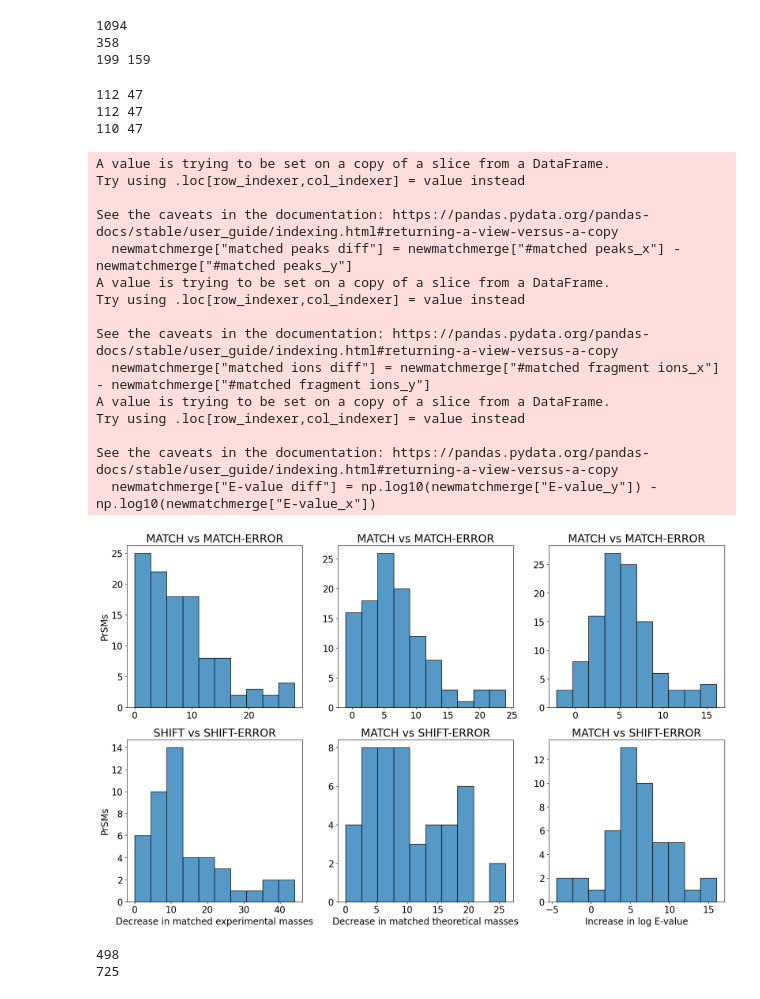
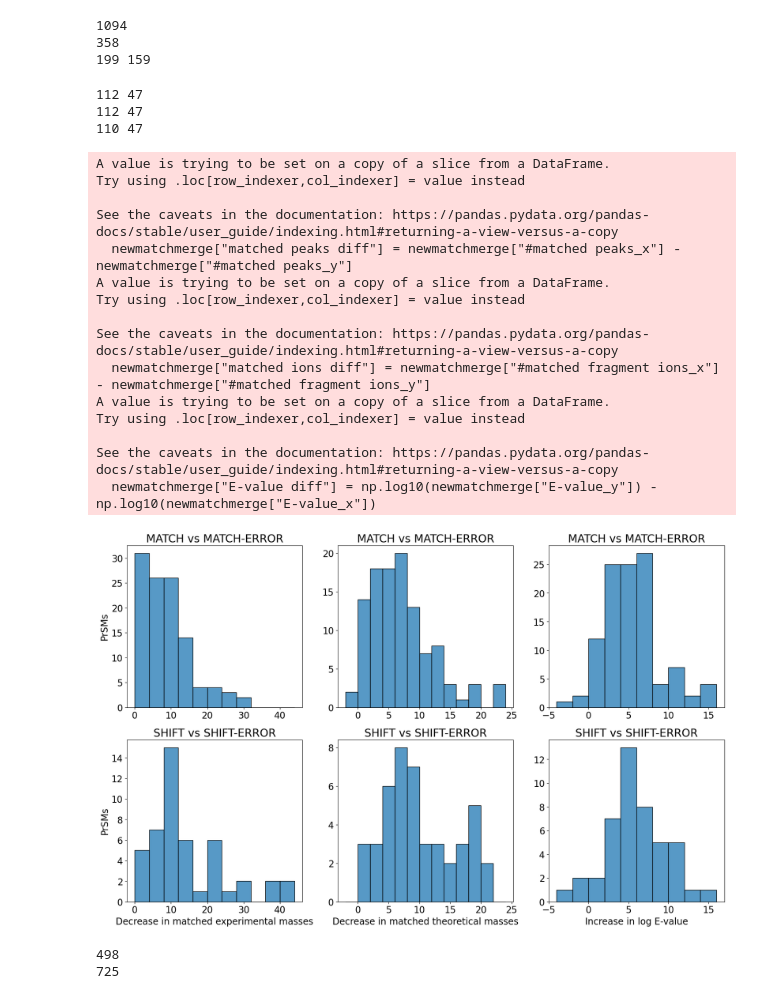
Before and after one commit to todanielwang/TopMPI, a Jupyter notebook: notebook.ipynb, the cells around one changed output. Cells and saved outputs as stored; diff of their text form; code cells hidden in the pictures.

```diff
--- a/notebook.ipynb
+++ b/notebook.ipynb
@@ -3679,70 +3691,69 @@ plt.rcParams.update({'font.size': 17})
 # Define bins for the histogram
 # bins = np.arange(-2, 28, 2)
 
-# Create a single figure with two subplots
+bins_col1 = np.arange(0, 44+1, 4)
+bins_col2 = np.arange(-2, 24+1, 2)
+bins_col3 = np.arange(-4, 16+1, 2)
+
+# Create the subplots
 fig, ([ax1, ax2, ax3], [ax4, ax5, ax6]) = plt.subplots(2, 3, figsize=(20, 12))
 
+# Plot the histograms for the first column
+sns.histplot(newmatchmerge['matched peaks diff'], ax=ax1, bins=bins_col1)
+ax1.set_title("MATCH vs MATCH-ERROR")
+ax1.set_ylabel("PrSMs")
+ax1.set_xlabel("")
 
-# Plot the histogram for r1merge on the first subplot
-sns.histplot(newmatchmerge['matched peaks diff'], ax=ax1, bins=10)
-ax1.set_title("MATCH vs MATCH-ERROR")
-ax1.set_xlabel("")
-# ax1.set_xticks(np.arange(-2, 28, 4))
-ax1.set_ylabel("PrSMs")
-# ax1.set_xlabel("Decrease in matched experimental masses")
-
-sns.histplot(newmatchmerge['matched ions diff'], ax=ax2, bins=10)
-ax2.set_title("MATCH vs MATCH-ERROR")
-ax2.set_xlabel("")
-# ax1.set_xticks(np.arange(-2, 28, 4))
-ax2.set_ylabel("")
-
-sns.histplot(newmatchmerge['E-value diff'], ax=ax3, bins=10)
-ax3.set_title("MATCH vs MATCH-ERROR")
-ax3.set_xlabel("")
-# ax1.set_xticks(np.arange(-2, 28, 4))
-ax3.set_ylabel("")
-
-# Plot the histogram for shiftmerge on the second subplot
-sns.histplot(newshiftmerge['matched peaks diff'], ax=ax4, bins=10)
+sns.histplot(newshiftmerge['matched peaks diff'], ax=ax4, bins=bins_col1)
 ax4.set_title("SHIFT vs SHIFT-ERROR")
 ax4.set_xlabel("Decrease in matched experimental masses")
 ax4.set_ylabel("PrSMs")
-# ax2.set_xticks(np.arange(-2, 28, 4))
 
-sns.histplot(newshiftmerge['matched ions diff'], ax=ax5, bins=10)
-ax5.set_title("MATCH vs SHIFT-ERROR")
+# Plot the histograms for the second column
+sns.histplot(newmatchmerge['matched ions diff'], ax=ax2, bins=bins_col2)
+ax2.set_title("MATCH vs MATCH-ERROR")
+ax2.set_ylabel("")
+ax2.set_xlabel("")
+
+sns.histplot(newshiftmerge['matched ions diff'], ax=ax5, bins=bins_col2)
+ax5.set_title("SHIFT vs SHIFT-ERROR")
 ax5.set_xlabel("Decrease in matched theoretical masses")
 ax5.set_ylabel("")
 
-sns.histplot(newshiftmerge['E-value diff'], ax=ax6, bins=10)
-ax6.set_title("MATCH vs SHIFT-ERROR")
+# Plot the histograms for the third column
+sns.histplot(newmatchmerge['E-value diff'], ax=ax3, bins=bins_col3)
+ax3.set_title("MATCH vs MATCH-ERROR")
+ax3.set_ylabel("")
+ax3.set_xlabel("")
+
+sns.histplot(newshiftmerge['E-value diff'], ax=ax6, bins=bins_col3)
+ax6.set_title("SHIFT vs SHIFT-ERROR")
 ax6.set_xlabel("Increase in log E-value")
 ax6.set_ylabel("")
 
 
 plt.savefig("PrecursorSelection.svg", format="svg", dpi=800)
 plt.savefig("PrecursorSelection.png", format="png", dpi=800)
 # %% [output]
 112 47
 112 47
 110 47
 A value is trying to be set on a copy of a slice from a DataFrame.
 Try using .loc[row_indexer,col_indexer] = value instead
 
 See the caveats in the documentation: https://pandas.pydata.org/pandas-docs/stable/user_guide/indexing.html#returning-a-view-versus-a-copy
   newmatchmerge["matched peaks diff"] = newmatchmerge["#matched peaks_x"] - newmatchmerge["#matched peaks_y"]
 A value is trying to be set on a copy of a slice from a DataFrame.
 Try using .loc[row_indexer,col_indexer] = value instead
 
 See the caveats in the documentation: https://pandas.pydata.org/pandas-docs/stable/user_guide/indexing.html#returning-a-view-versus-a-copy
   newmatchmerge["matched ions diff"] = newmatchmerge["#matched fragment ions_x"] - newmatchmerge["#matched fragment ions_y"]
 A value is trying to be set on a copy of a slice from a DataFrame.
 Try using .loc[row_indexer,col_indexer] = value instead
 
 See the caveats in the documentation: https://pandas.pydata.org/pandas-docs/stable/user_guide/indexing.html#returning-a-view-versus-a-copy
   newmatchmerge["E-value diff"] = np.log10(newmatchmerge["E-value_y"]) - np.log10(newmatchmerge["E-value_x"])
-[figure, old version]
+[figure, new version]
 # %%
 import pandas as pd
 import read_msalign
```
Also changed, not shown: parts of 15 cells of this notebook, 38 other files.
